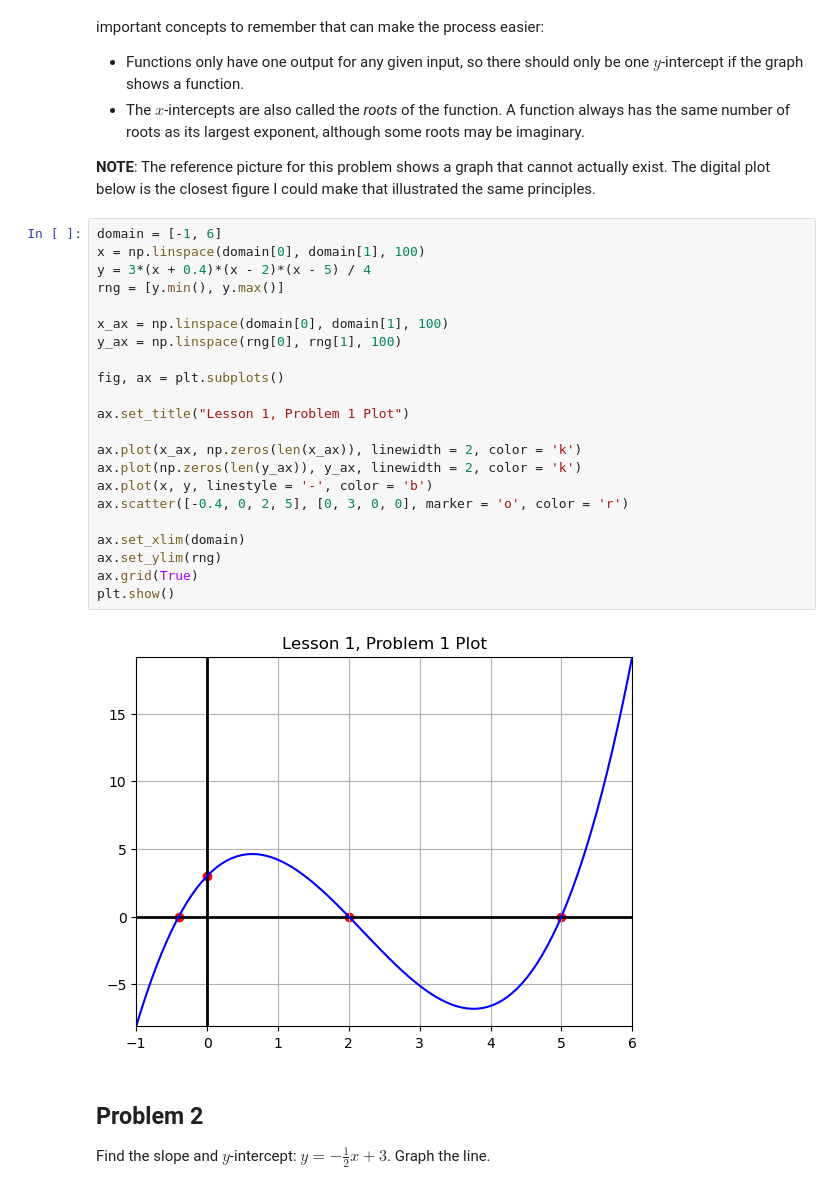
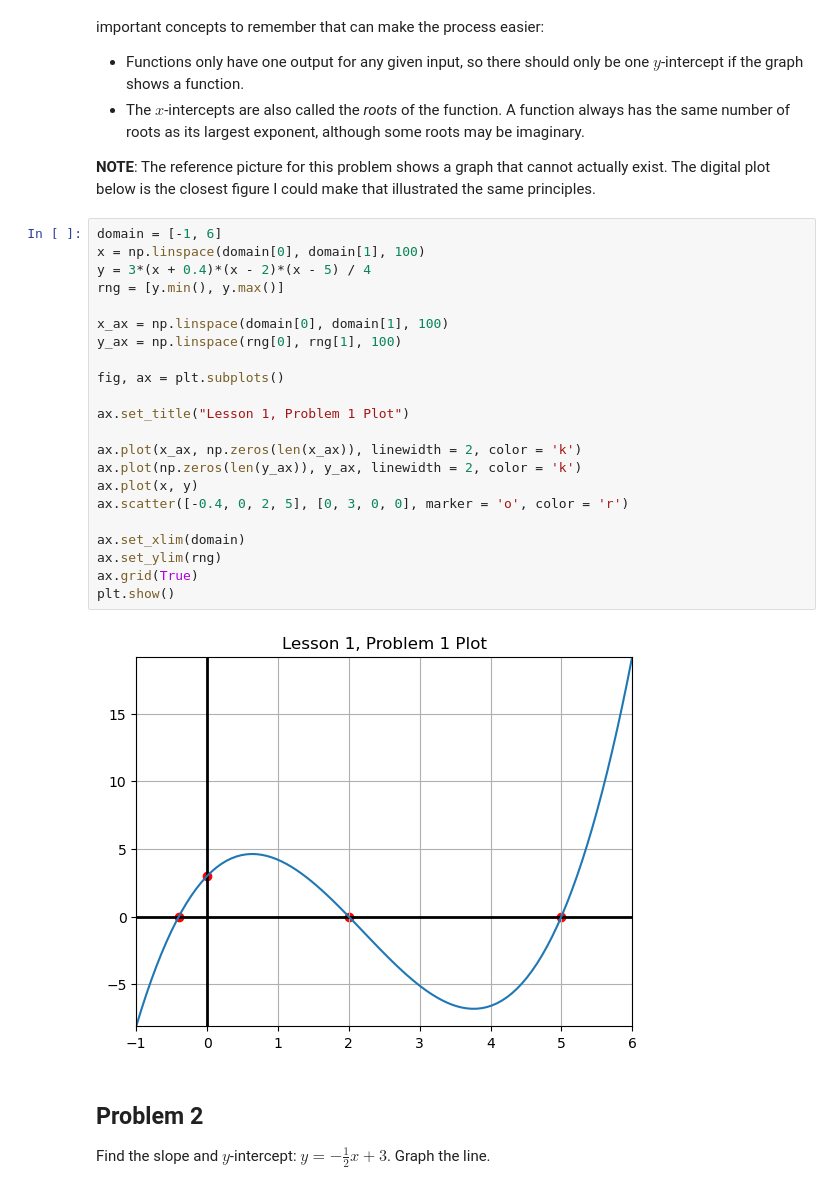
Before and after one commit to ParkerEnsing/Tutoring, a Jupyter notebook: Will_Graham/Lesson_1/Lesson_1.ipynb, the cells around one changed output. Saved outputs shown, nothing was run; the diff lists cells and outputs as text.

```diff
--- a/Will_Graham/Lesson_1/Lesson_1.ipynb
+++ b/Will_Graham/Lesson_1/Lesson_1.ipynb
@@ -17,27 +17,27 @@ When visually identifying the intercepts of a graph, simply locate where the gra
 # %%
 domain = [-1, 6]
 x = np.linspace(domain[0], domain[1], 100)
 y = 3*(x + 0.4)*(x - 2)*(x - 5) / 4
 rng = [y.min(), y.max()]
 
 x_ax = np.linspace(domain[0], domain[1], 100)
 y_ax = np.linspace(rng[0], rng[1], 100)
 
 fig, ax = plt.subplots()
 
 ax.set_title("Lesson 1, Problem 1 Plot")
 
 ax.plot(x_ax, np.zeros(len(x_ax)), linewidth = 2, color = 'k')
 ax.plot(np.zeros(len(y_ax)), y_ax, linewidth = 2, color = 'k')
-ax.plot(x, y, linestyle = '-', color = 'b')
+ax.plot(x, y)
 ax.scatter([-0.4, 0, 2, 5], [0, 3, 0, 0], marker = 'o', color = 'r')
 
 ax.set_xlim(domain)
 ax.set_ylim(rng)
 ax.grid(True)
 plt.show()
 # %% [output]
-[figure, old version]
+[figure, new version]
 # %% [markdown]
 ## Problem 2 ##
 Find the slope and $y$-intercept: $y = -\frac{1}{2}x + 3$. Graph the line.
```
Also changed, not shown: parts of 20 cells of this notebook.
